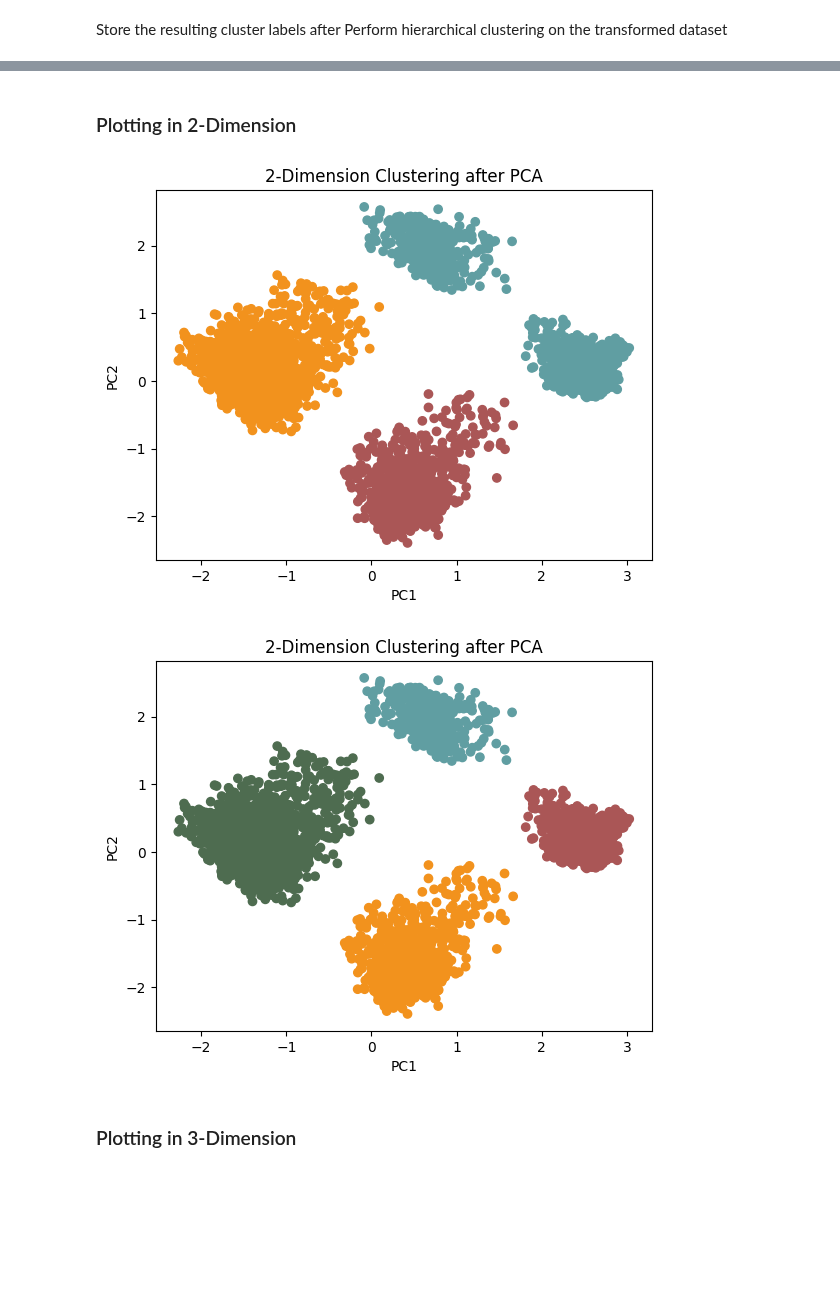
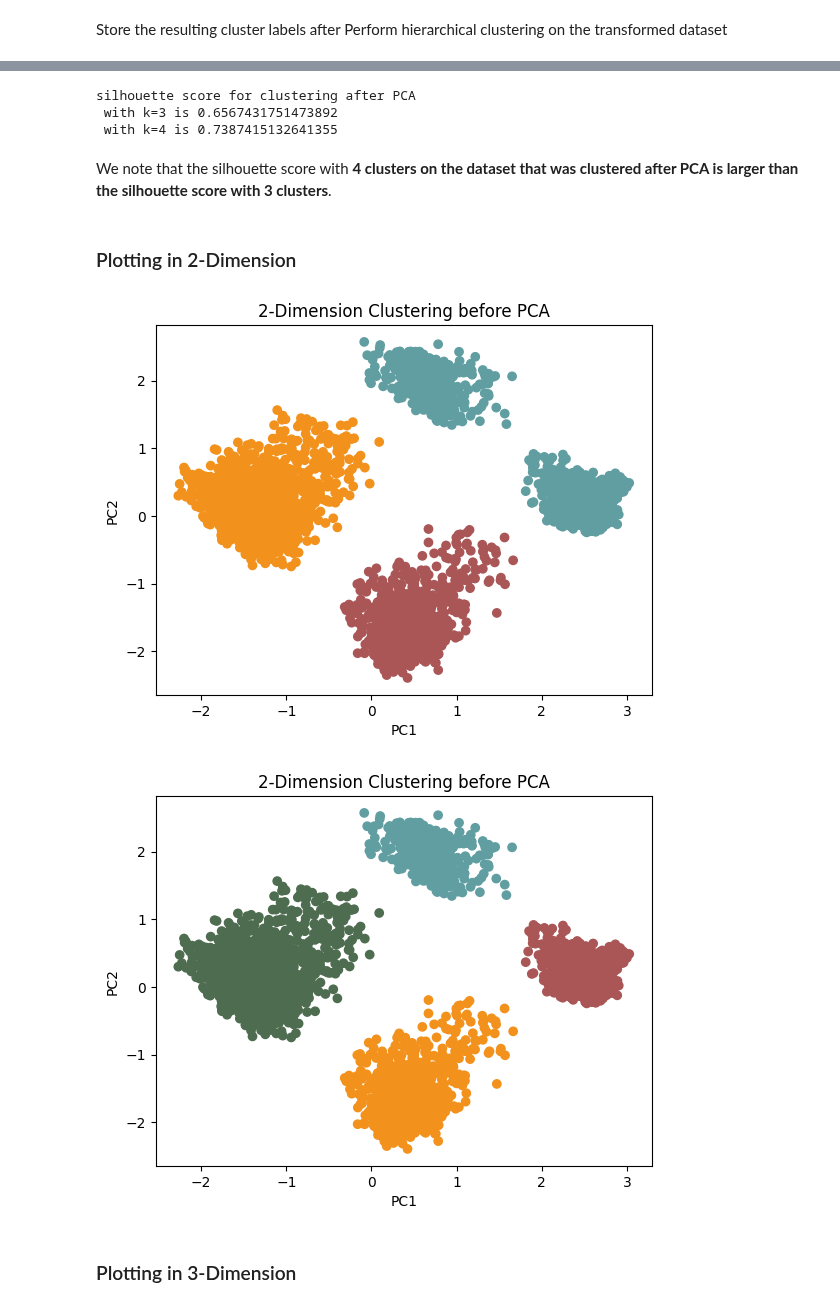
Before and after one commit to mawada-sweis/Clustering-Analysis, a Jupyter notebook: models/hierarchical_model.ipynb, the cells around one changed output, grey strips where cells are left out. Saved outputs shown, nothing was run; the diff lists cells and outputs as text; code cells hidden in the pictures; blank space fills up the shorter version.

```diff
--- a/models/hierarchical_model.ipynb
+++ b/models/hierarchical_model.ipynb
@@ -84,9 +95,3 @@ HRM.plot_clustering_before_reduction(data=dataset, labels=before_4k_labels, dime
 transformed_2D = HRM.get_transform_PCA(data=dataset, dimensions=2)
 # %% [markdown]
 Store the resulting cluster labels after Perform hierarchical clustering on the transformed dataset
-# %%
-# using 3 clusters
-transformed_3k_labels = HRM.hierarchical_clustering(data=transformed_2D, k=3)
-
-# using 4 clusters
-transformed_4k_labels = HRM.hierarchical_clustering(data=transformed_2D, k=4)
@@ -93,14 +104,23 @@ transformed_4k_labels = HRM.hierarchical_clustering(data=transformed_2D, k=4)
+# %%
+print(
+f'silhouette score for clustering after PCA \n with k=3 is {silhouette_score(transformed_2D, transformed_3k_labels)} \n with k=4 is {silhouette_score(transformed_2D, transformed_4k_labels)}')
+# %% [output]
+silhouette score for clustering after PCA
+ with k=3 is 0.6567431751473892
+ with k=4 is 0.7387415132641355
+# %% [markdown]
+We note that the silhouette score with **4 clusters on the dataset that was clustered after PCA is larger than the silhouette score with 3 clusters**.
 # %% [markdown]
 ### Plotting in 2-Dimension
 # %%
 # Create a 2-dimension scatter plot of the transformed data with 3 cluster labels
-HRM.plot_clustering_after_reduction(labels=transformed_3k_labels, transformed=transformed_2D, dimensions=2)
+HRM.plot_clustering(data=transformed_2D, labels=transformed_3k_labels, dimensions=2, is_before=False)
 
 # Create a 2-dimension scatter plot of the transformed data with 4 cluster labels
-HRM.plot_clustering_after_reduction(labels=transformed_4k_labels, transformed=transformed_2D, dimensions=2)
+HRM.plot_clustering(data=transformed_2D, labels=transformed_4k_labels, dimensions=2, is_before=False)
 # %% [output]
-[figure, old version]
+[figure, new version]
-[figure, old version]
+[figure, new version]
 # %% [markdown]
 ### Plotting in 3-Dimension
 # %%
```
Also changed, not shown: parts of 9 cells of this notebook, 25 other files.
